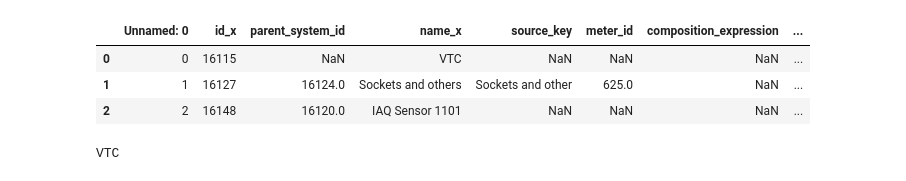
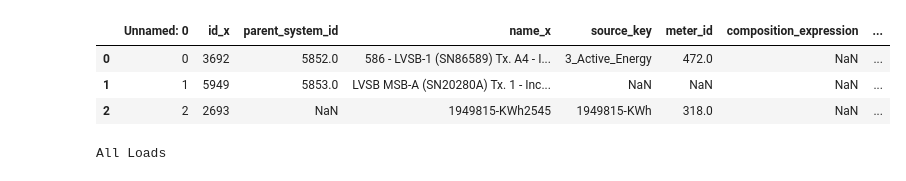
Before and after one commit to en-trak/ems-hierarchy-energy, a Jupyter notebook: ems.ipynb, the cells around one changed output. Saved outputs shown, nothing was run; the diff lists cells and outputs as text; code cells hidden in the pictures.

```diff
--- a/ems.ipynb
+++ b/ems.ipynb
@@ -21,19 +21,19 @@ pd.set_option('display.max_columns', None)
 # %%
 # Specify the path to your CSV file
 # filepath = "./output/vtchk/sys_df_after.csv"
 # filepath = "./output/vtchk/sys_df.csv"
-filepath = "./output/vtchk/result_df.csv"
+filepath = "./output/hkcec/result_df.csv"
 
 
 
 # Read the CSV file into a dataframe using read_csv()
 df = pd.read_csv(filepath)
 df[:3]
 # %% [output]
 |  | Unnamed: 0 | id_x | parent_system_id | name_x | source_key | meter_id | composition_expression | ... |
-| 0 | 0 | 16115 | NaN | VTC | NaN | NaN | NaN | ... |
-| 1 | 1 | 16127 | 16124.0 | Sockets and others | Sockets and other | 625.0 | NaN | ... |
-| 2 | 2 | 16148 | 16120.0 | IAQ Sensor 1101 | NaN | NaN | NaN | ... |
+| 0 | 0 | 3692 | 5852.0 | 586 - LVSB-1 (SN86589) Tx. A4 - I... | 3_Active_Energy | 472.0 | NaN | ... |
+| 1 | 1 | 5949 | 5853.0 | LVSB MSB-A (SN20280A) Tx. 1 - Inc... | NaN | NaN | NaN | ... |
+| 2 | 2 | 2693 | NaN | 1949815-KWh2545 | 1949815-KWh | 318.0 | NaN | ... |
 # %%
 def remove_extra_spaces(text):
   """Removes extra spaces from a string, including leading, trailing, and multiple spaces between words.
@@ -59,7 +59,7 @@ for i in range(len(sys_df)):
         and is_none_or_nan(sys_df.loc[i, 'component_of_id']):
             print(sys_df.loc[i, "name_x"])
 # %% [output]
-VTC
+All Loads
 # %%
 # pov
 # folder system which has no meterid, defined as hierachy.node_pov
```
Also changed, not shown: parts of 3 cells of this notebook, 2 other files.
